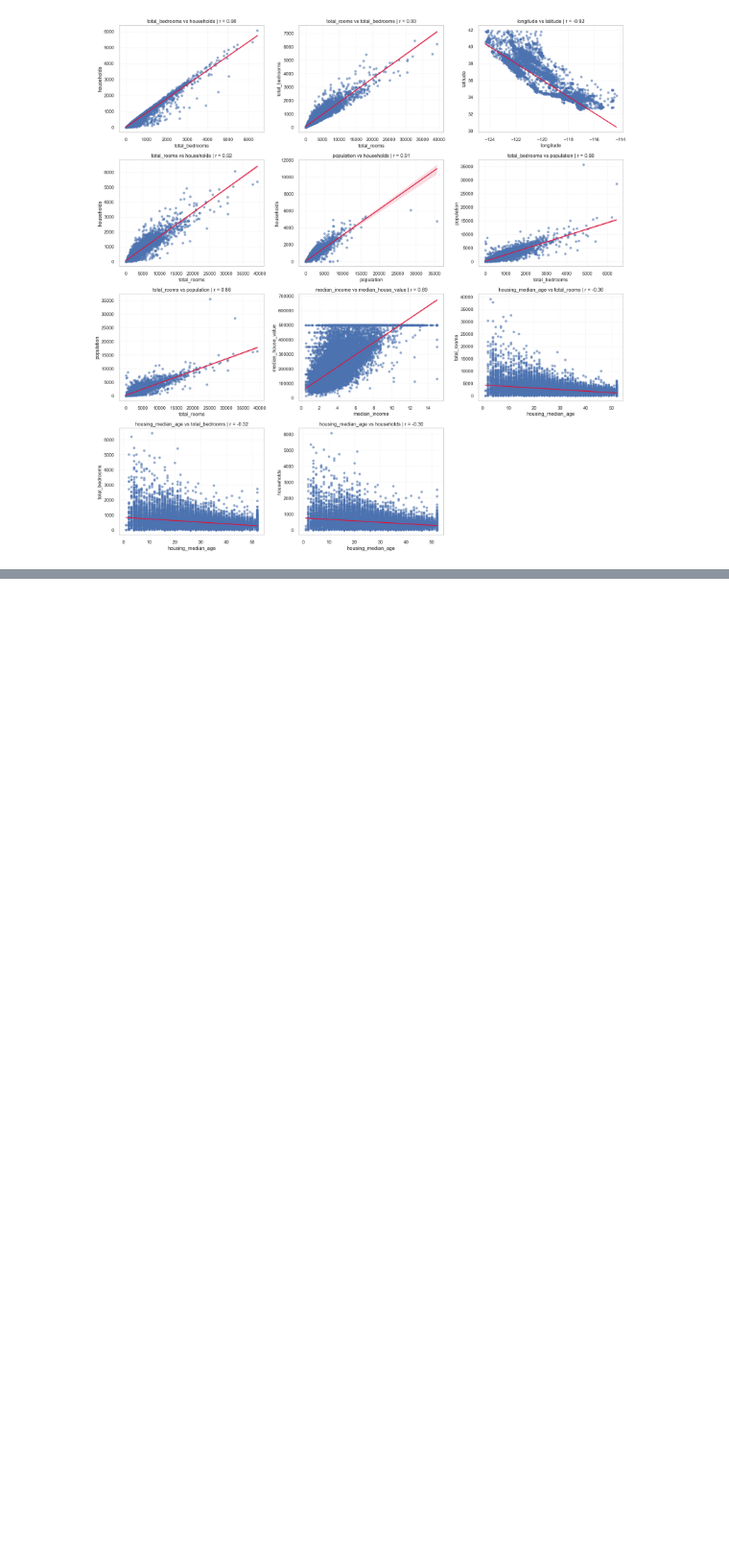
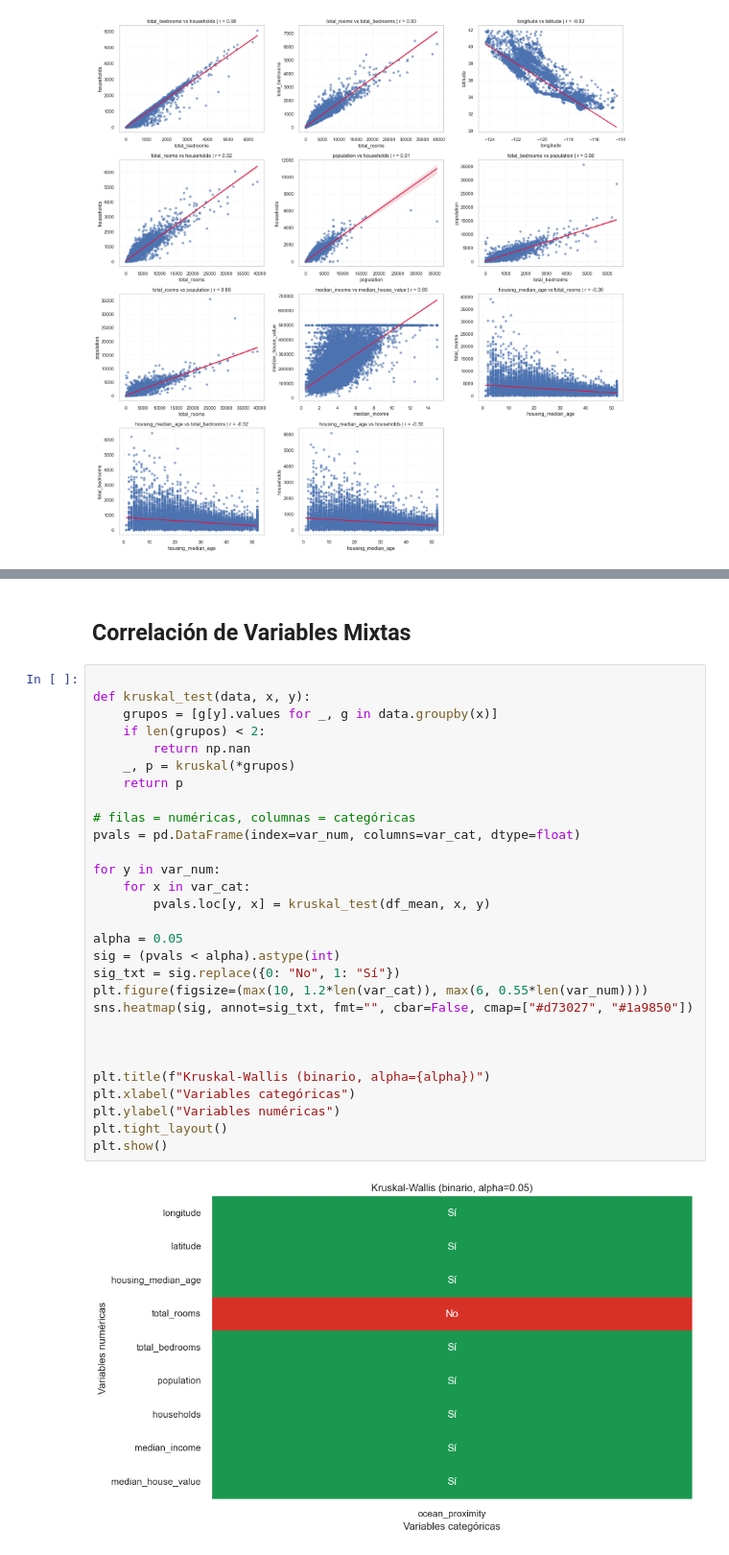
Before and after one commit to Danelnov/ml-project_analitica_datos, a Jupyter notebook: notebooks/eda_regresion.ipynb, the cells around one changed output, grey strips where cells are left out. Shown at 96% size. Drawn from its saved outputs; the diff is of its cells as text; blank space fills up the shorter version.

```diff
--- a/notebooks/eda_regresion.ipynb
+++ b/notebooks/eda_regresion.ipynb
@@ -218,0 +348,33 @@ Pares encontrados con |corr| >= 0.3: 11
+# %% [markdown]
+## Correlación de Variables Mixtas
+# %%
+
+def kruskal_test(data, x, y):
+    grupos = [g[y].values for _, g in data.groupby(x)]
+    if len(grupos) < 2:
+        return np.nan
+    _, p = kruskal(*grupos)
+    return p
+
+# filas = numéricas, columnas = categóricas
+pvals = pd.DataFrame(index=var_num, columns=var_cat, dtype=float)
+
+for y in var_num:
+    for x in var_cat:
+        pvals.loc[y, x] = kruskal_test(df_mean, x, y)
+
+alpha = 0.05
+sig = (pvals < alpha).astype(int)
+sig_txt = sig.replace({0: "No", 1: "Sí"})
+plt.figure(figsize=(max(10, 1.2*len(var_cat)), max(6, 0.55*len(var_num))))
+sns.heatmap(sig, annot=sig_txt, fmt="", cbar=False, cmap=["#d73027", "#1a9850"])
+
+
+
+plt.title(f"Kruskal-Wallis (binario, alpha={alpha})")
+plt.xlabel("Variables categóricas")
+plt.ylabel("Variables numéricas")
+plt.tight_layout()
+plt.show()
+# %% [output]
+[figure, added]
```
Also changed, not shown: parts of 17 cells of this notebook, 1 other file.
